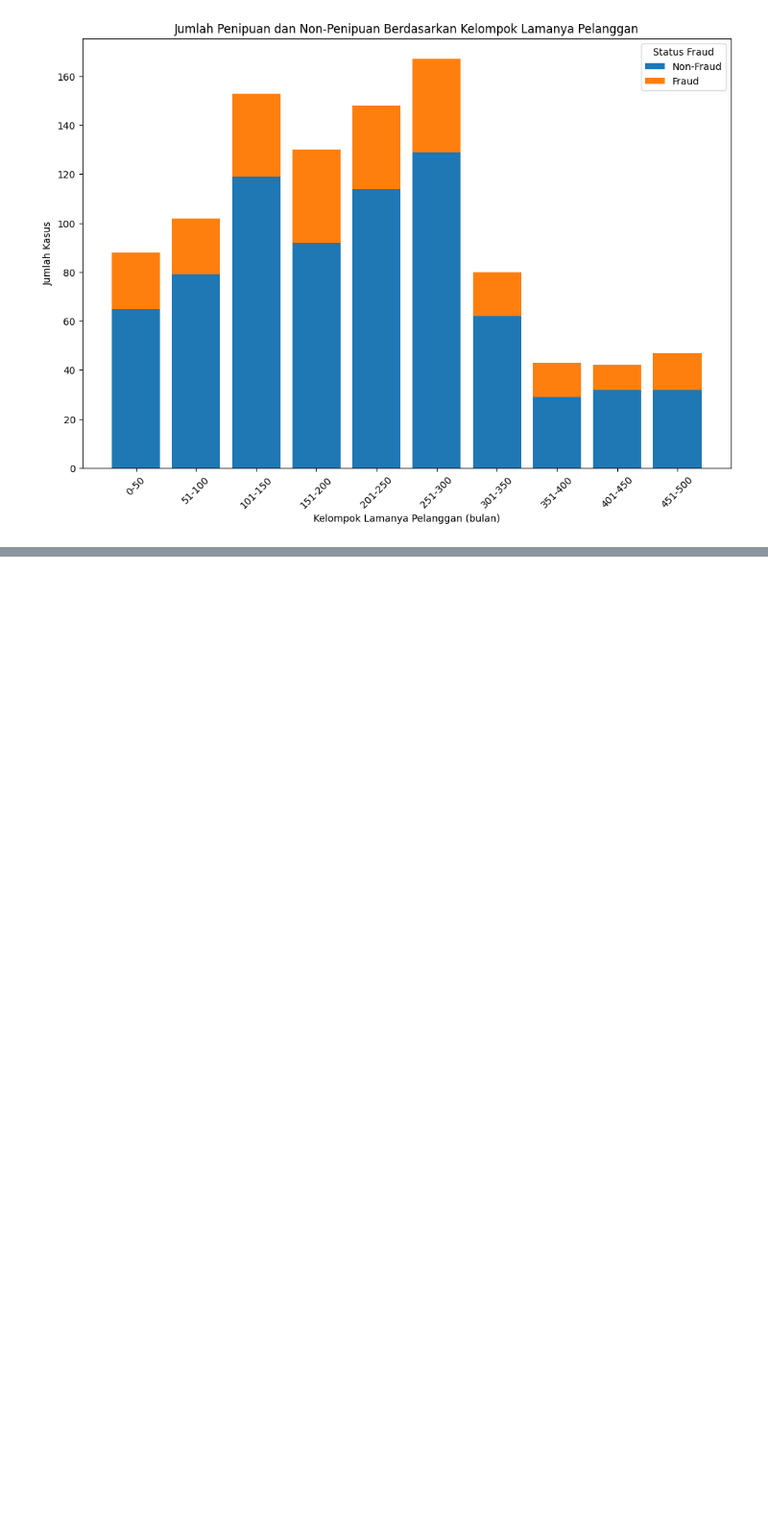
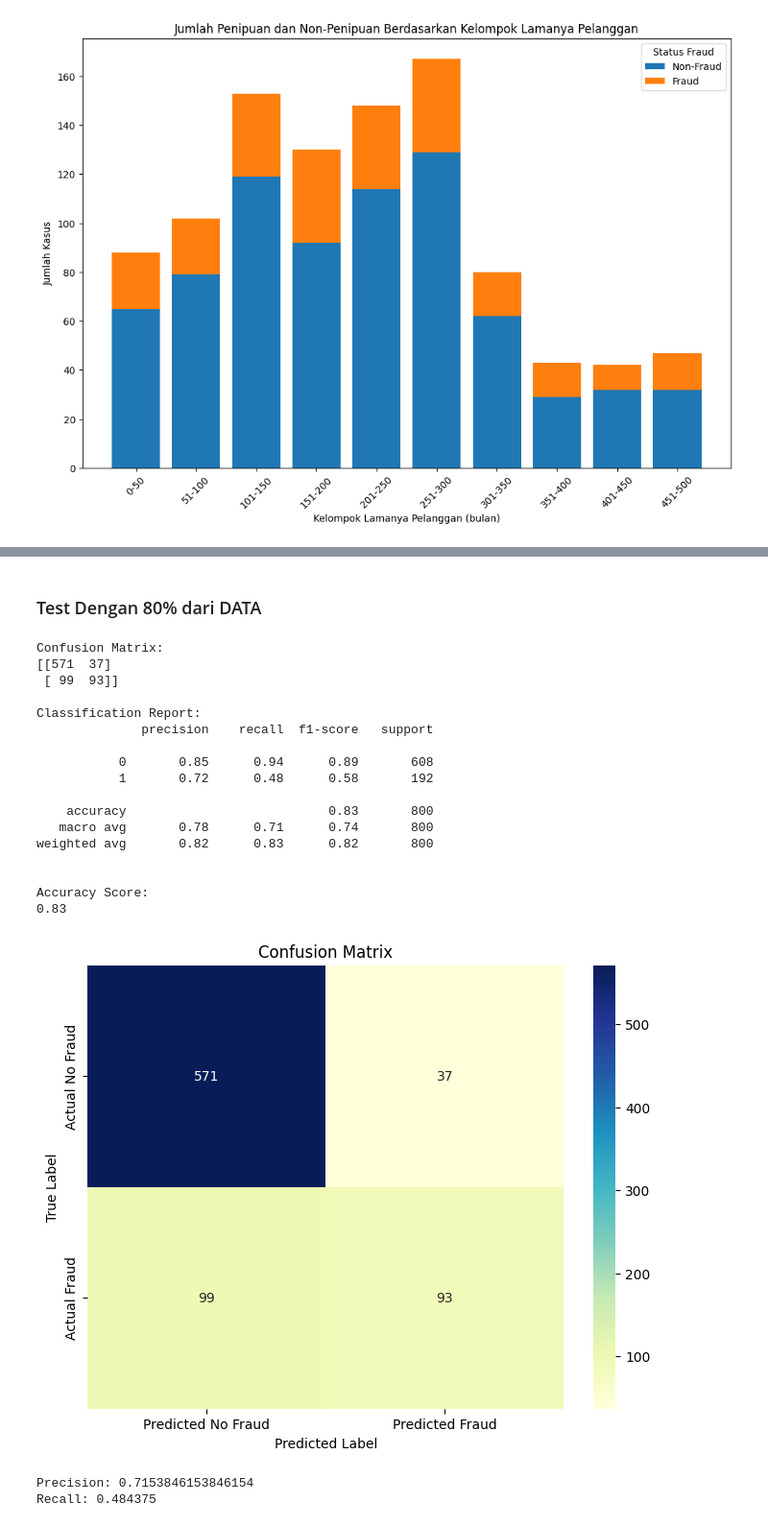
Before and after one commit to dewaahr/71220826_HermanusRanggaHoro_DeteksiKecuranganAsuransi_RandomForest, a Jupyter notebook: UAS - AI 71220826.ipynb, the cells around one changed output, grey strips where cells are left out. Shown at 96% size. Drawn from its saved outputs; the diff is of its cells as text; code cells hidden in the pictures; blank space fills up the shorter version.

Commit message:
add model dan app.py

```diff
--- a/UAS - AI 71220826.ipynb
+++ b/UAS - AI 71220826.ipynb
@@ -667 +346,17 @@ Probabilitas Fraud: 0.7965245370539981
+# %%
+import pandas as pd
+from sklearn.model_selection import train_test_split
+from sklearn.ensemble import RandomForestClassifier
+import joblib
+from sklearn.metrics import classification_report, confusion_matrix, accuracy_score, precision_score, recall_score
+import matplotlib.pyplot as plt
+import seaborn as sns
+
+df = pd.read_csv('Clean_Data.csv')
+features = [i for i in df.columns if i != 'fraud_reported']
+# features = [i for i in df.columns if i != 'fraud_reported']
+# print(features)
+
+X = df[features]
+y = df['fraud_reported']
 # %%
@@ -828,0 +399,52 @@ Akurasi Model Random Forest: 0.6666666666666666
+# %% [markdown]
+### Test Dengan 80% dari DATA
+# %%
+#Test
+X_train, X_test, y_train, y_test = train_test_split(X, y, test_size=0.8)
+
+loaded_model = joblib.load('random_forest_model5.pkl')
+
+y_pred_rf = loaded_model.predict(X_test)
+
+print("Confusion Matrix:")
+print(confusion_matrix(y_test, y_pred_rf))
+
+print("\nClassification Report:")
+print(classification_report(y_test, y_pred_rf))
+
+accuracy = accuracy_score(y_test, y_pred_rf)
+print("\nAccuracy Score:")
+print(accuracy)
+
+plt.figure(figsize=(8, 6))
+sns.heatmap(confusion_matrix(y_test, y_pred_rf), annot=True, fmt="d", cmap="YlGnBu", xticklabels=['Predicted No Fraud', 'Predicted Fraud'], yticklabels=['Actual No Fraud', 'Actual Fraud'])
+plt.xlabel('Predicted Label')
+plt.ylabel('True Label')
+plt.title('Confusion Matrix')
+plt.show()
+
+precision = precision_score(y_test, y_pred_rf)
+recall = recall_score(y_test, y_pred_rf)
+print("\nPrecision:", precision)
+print("Recall:", recall)
+# %% [output]
+Confusion Matrix:
+[[571  37]
+ [ 99  93]]
+
+Classification Report:
+              precision    recall  f1-score   support
+
+           0       0.85      0.94      0.89       608
+           1       0.72      0.48      0.58       192
+
+    accuracy                           0.83       800
+   macro avg       0.78      0.71      0.74       800
+weighted avg       0.82      0.83      0.82       800
+
+
+Accuracy Score:
+0.83
+[figure, added]
+Precision: 0.7153846153846154
+Recall: 0.484375
```
Also changed, not shown: parts of 22 cells of this notebook, 9 other files.
